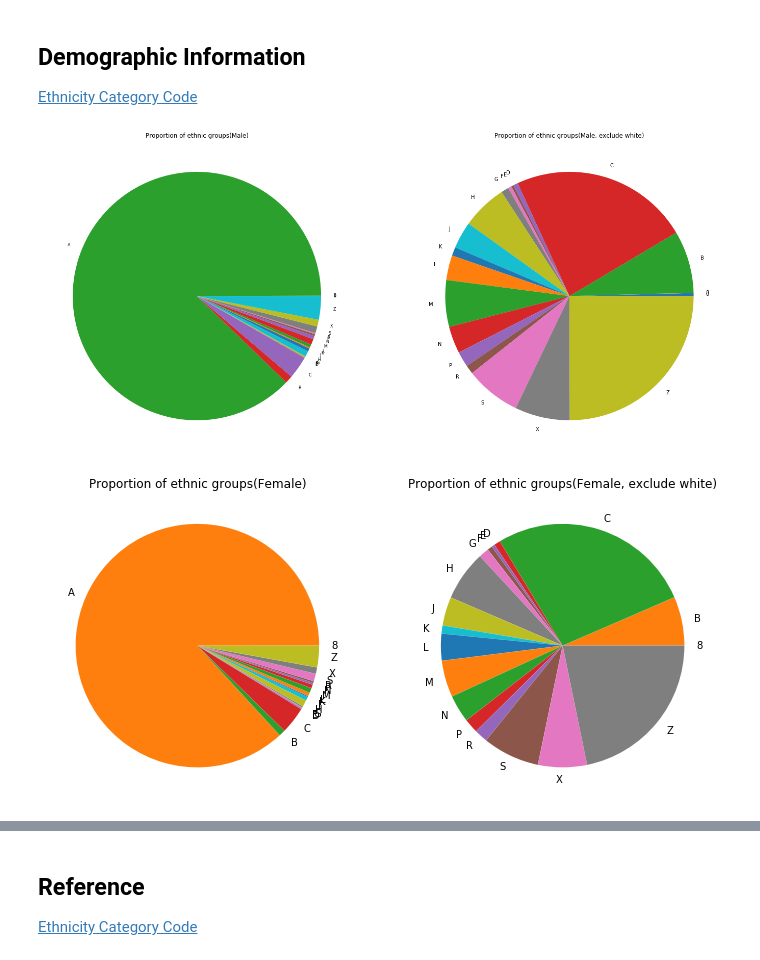
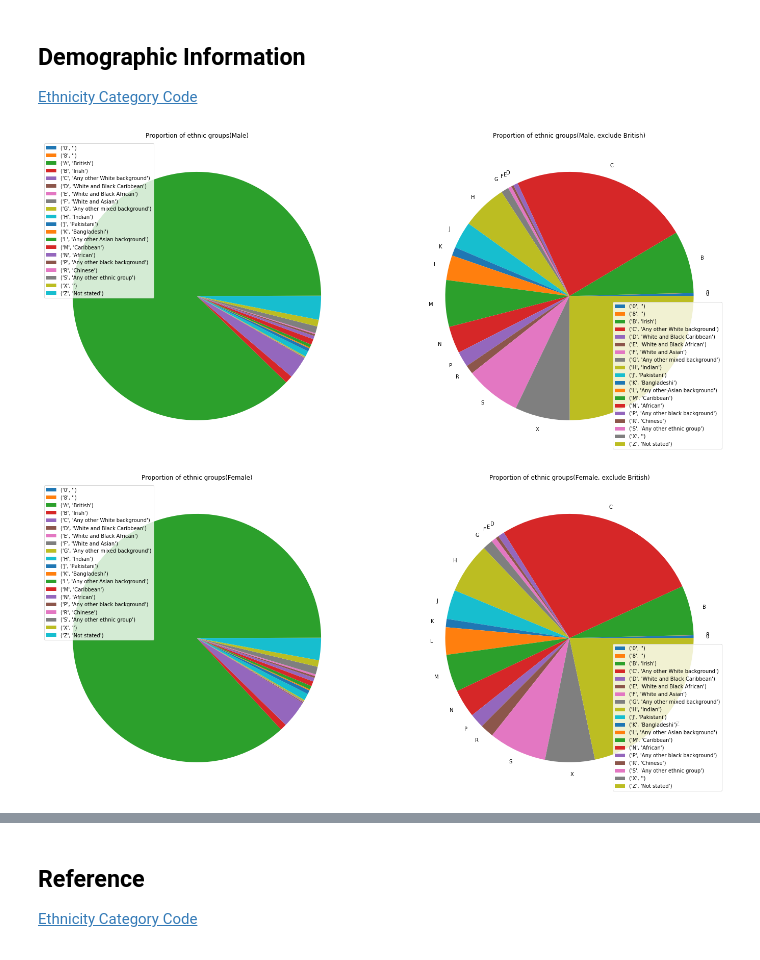
Before and after one commit to c-chen-ed5557/englishhealthdata, a Jupyter notebook: sim_av_patient.ipynb, the cells around one changed output, grey strips where cells are left out. Saved outputs shown, nothing was run; the diff lists cells and outputs as text; code cells hidden in the pictures.

```diff
--- a/sim_av_patient.ipynb
+++ b/sim_av_patient.ipynb
@@ -56,17 +56,26 @@ memory usage: 121.0+ MB
 # Group the data by sex and ethnicity to see the demographic information of patients.
 group_a = patient.groupby(['SEX', 'ETHNICITY' ]).count()
 
+# The proportion of ethnic groups among male patients
 m_ethnicity = group_a['PATIENTID'][0:20]
-m_labels = [x[1] for x in m_ethnicity.index]
-m_non_white = m_ethnicity.drop(labels=(1, 'A'))
-m_non_white_labels = [x[1] for x in m_non_white.index]
+m_ethnicity_codes = [x[1] for x in m_ethnicity.index]
+ethnicity_names = ['', '', 'British', 'Irish', 'Any other White background', 'White and Black Caribbean', 'White and Black African', 'White and Asian', 'Any other mixed background', 'Indian', 'Pakistani', 'Bangladeshi', 'Any other Asian background', 'Caribbean', 'African', 'Any other black background', 'Chinese', 'Any other ethnic group', '', 'Not stated']
+m_labels = list(zip(m_ethnicity_codes, ethnicity_names))
+
+# # The proportion of ethnic groups among non-British male patients
+m_non_british = m_ethnicity.drop(labels=(1, 'A'))
+m_non_british_labels = list(zip(m_ethnicity_codes, ethnicity_names))
+m_non_british_labels.remove(('A', 'British'))
 # %%
+# Visualise the proportion in two pie charts
 fig1, ax1 = plt.subplots(1, 2, figsize=(24, 24))
-ax1[0].pie(m_ethnicity, labels=m_labels, textprops={'fontsize': 8})
-ax1[1].pie(m_non_white, labels=m_non_white_labels)
+ax1[0].pie(m_ethnicity, textprops={'fontsize': 8})
+ax1[1].pie(m_non_british, labels= [x[0] for x in m_non_british_labels])
 ax1[0].set_title('Proportion of ethnic groups(Male)')
-ax1[1].set_title('Proportion of ethnic groups(Male, exclude white)')
+ax1[1].set_title('Proportion of ethnic groups(Male, exclude British)')
+ax1[0].legend(m_labels)
+ax1[1].legend(m_non_british_labels)
 
 plt.show()
 # %% [output]
-[figure, old version]
+[figure, new version]
@@ -78,13 +82,26 @@ fm_non_white_labels = [x[1] for x in fm_non_white.index]
+# %%
+# The proportion of ethnic groups among female patients
+fm_ethnicity = group_a['PATIENTID'][20:40]
+fm_ethnicity_codes = [x[1] for x in fm_ethnicity.index]
+fm_labels = list(zip(fm_ethnicity_codes, ethnicity_names))
+
+# The proportion of ethnic groups among non-british female patients
+fm_non_british = fm_ethnicity.drop(labels=(2, 'A'))
+fm_non_british_labels = list(zip(fm_ethnicity_codes, ethnicity_names))
+fm_non_british_labels.remove(('A', 'British'))
 # %%
-fig2, ax2 = plt.subplots(1, 2, figsize=(12, 12))
-ax2[0].pie(fm_ethnicity, labels=fm_labels)
-ax2[1].pie(fm_non_white, labels=fm_non_white_labels)
+# Visualise the proportion in two pie charts
+fig2, ax2 = plt.subplots(1, 2, figsize=(24, 24))
+ax2[0].pie(fm_ethnicity)
+ax2[1].pie(fm_non_british, labels=[x[0] for x in fm_non_british_labels])
 ax2[0].set_title('Proportion of ethnic groups(Female)')
-ax2[1].set_title('Proportion of ethnic groups(Female, exclude white)')
+ax2[1].set_title('Proportion of ethnic groups(Female, exclude British)')
+ax2[0].legend(fm_labels)
+ax2[1].legend(fm_non_british_labels)
 
 plt.show()
 # %% [output]
-[figure, old version]
+[figure, new version]
 # %%
 group_b = patient.groupby('DEATHCAUSECODE_1A').count()
 # group_b
```
Also changed, not shown: parts of 2 cells of this notebook, 1 other file.
